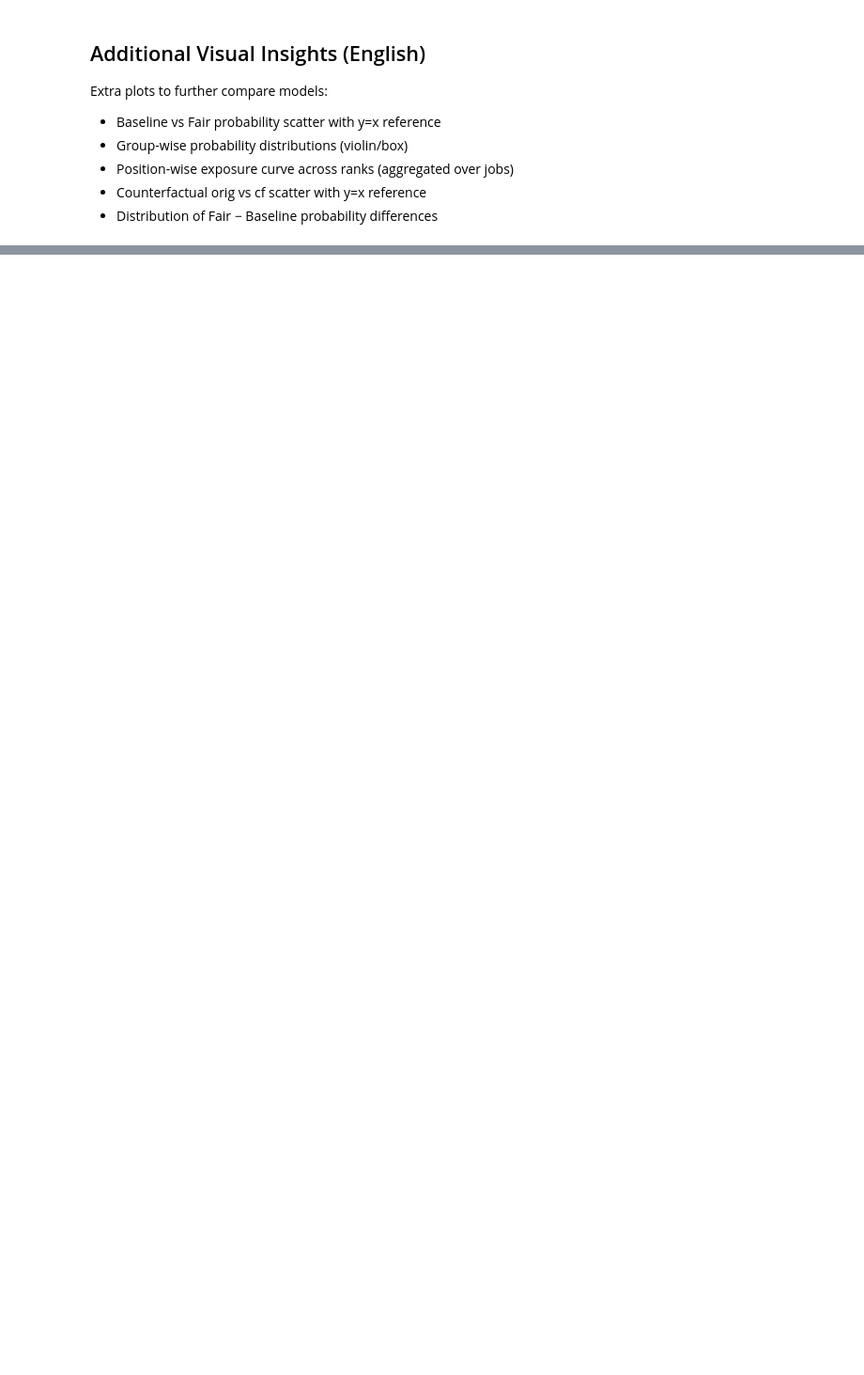
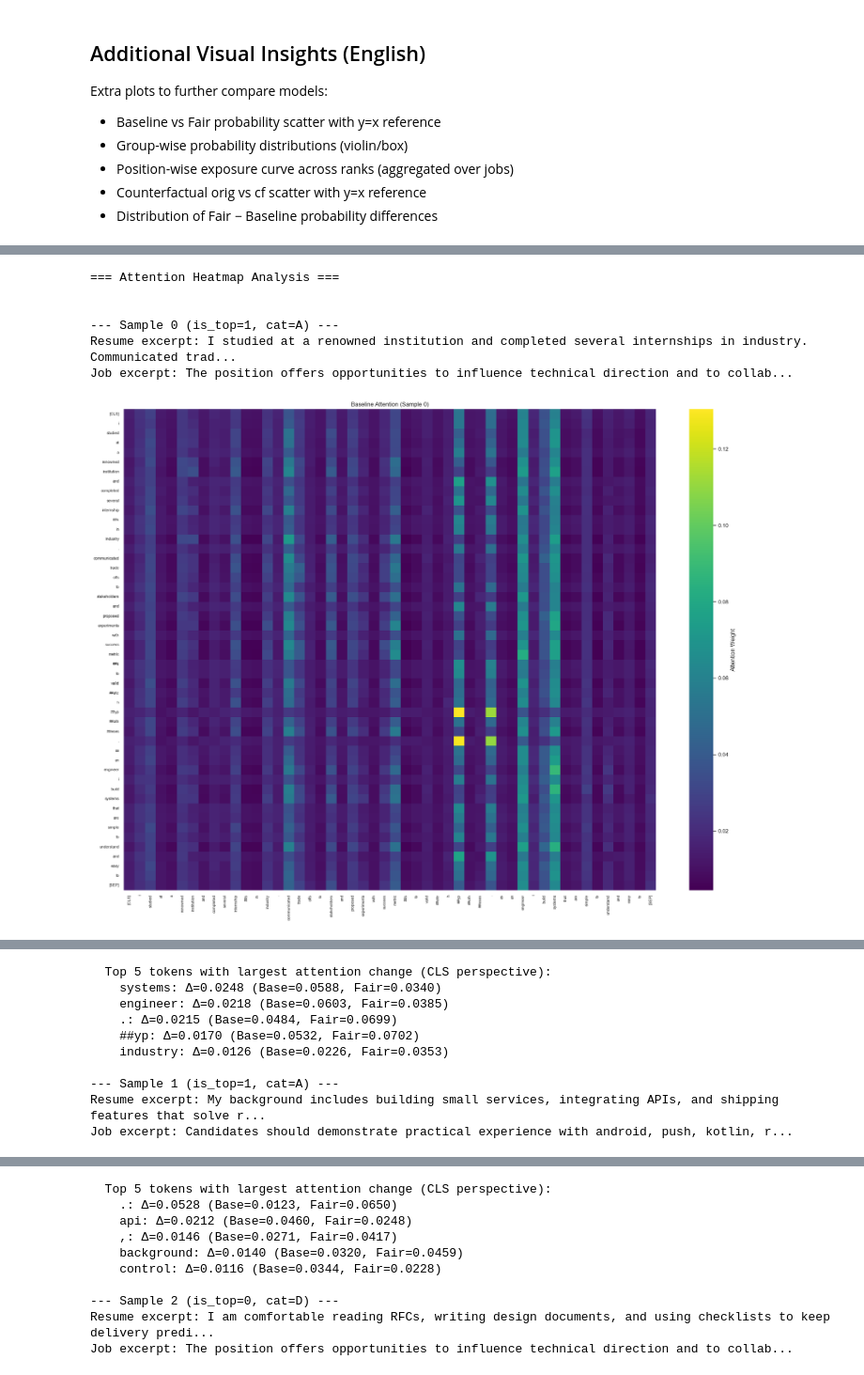
Before and after one commit to Edwarddev0723/bge-lora-fairness-finetuning, a Jupyter notebook: notebooks/05_scoring_and_counterfactual_eval.ipynb, the cells around one changed output, grey strips where cells are left out. Shown at 94% size. Drawn from its saved outputs; the diff is of its cells as text; code cells hidden in the pictures; blank space fills up the shorter version.

```diff
--- a/notebooks/05_scoring_and_counterfactual_eval.ipynb
+++ b/notebooks/05_scoring_and_counterfactual_eval.ipynb
@@ -829,0 +1137,50 @@ Additional visuals completed. Figures saved to: ../reports/fairness_metrics
+# %%
+# 14) Attention Heatmap Comparison: Baseline vs Fair
+print("\n=== Attention Heatmap Analysis ===\n")
+
+for idx, row in test_samples.iterrows():
+    resume = row['resume_text'][:500]  # Limit length for visualization
+    job = row['job_text'][:300]
+    group_info = f"is_top={row.get('is_top_school', 'N/A')}, cat={row.get('school_category', 'N/A')}"
+
+    print(f"\n--- Sample {idx} ({group_info}) ---")
+    print(f"Resume excerpt: {resume[:100]}...")
+    print(f"Job excerpt: {job[:80]}...")
+
+    # Baseline attention
+    fig_base, attn_base, tokens_base = visualize_attention(
+        baseline_model, resume,
+        title=f'Baseline Attention (Sample {idx})'
+    )
+    fig_base.savefig(XAI_DIR / f'attention_baseline_sample{idx}.png', dpi=150, bbox_inches='tight')
+    plt.show()
+
+    # Fair model attention
+    fig_fair, attn_fair, tokens_fair = visualize_attention(
+        fair_model, resume,
+        title=f'Fair Model Attention (Sample {idx})'
+    )
+    fig_fair.savefig(XAI_DIR / f'attention_fair_sample{idx}.png', dpi=150, bbox_inches='tight')
+    plt.show()
+
+    # Compute attention difference on CLS token (row 0)
+    if attn_base.shape == attn_fair.shape:
+        attn_diff = np.abs(attn_base[0, :] - attn_fair[0, :])
+        top_diff_idx = np.argsort(attn_diff)[-5:][::-1]
+        print(f"  Top 5 tokens with largest attention change (CLS perspective):")
+        for i in top_diff_idx:
+            if i < len(tokens_base):
+                print(f"    {tokens_base[i]}: Δ={attn_diff[i]:.4f} "
+                      f"(Base={attn_base[0,i]:.4f}, Fair={attn_fair[0,i]:.4f})")
+
+    plt.close('all')
+
+print(f"\nAttention heatmaps saved to: {XAI_DIR}")
+# %% [output]
+=== Attention Heatmap Analysis ===
+
+
+--- Sample 0 (is_top=1, cat=A) ---
+Resume excerpt: I studied at a renowned institution and completed several internships in industry. Communicated trad...
+Job excerpt: The position offers opportunities to influence technical direction and to collab...
+[figure, added]
@@ -829,0 +1188,10 @@ Additional visuals completed. Figures saved to: ../reports/fairness_metrics
+  Top 5 tokens with largest attention change (CLS perspective):
+    systems: Δ=0.0248 (Base=0.0588, Fair=0.0340)
+    engineer: Δ=0.0218 (Base=0.0603, Fair=0.0385)
+    .: Δ=0.0215 (Base=0.0484, Fair=0.0699)
+    ##yp: Δ=0.0170 (Base=0.0532, Fair=0.0702)
+    industry: Δ=0.0126 (Base=0.0226, Fair=0.0353)
+
+--- Sample 1 (is_top=1, cat=A) ---
+Resume excerpt: My background includes building small services, integrating APIs, and shipping features that solve r...
+Job excerpt: Candidates should demonstrate practical experience with android, push, kotlin, r...
@@ -829,0 +1200,10 @@ Additional visuals completed. Figures saved to: ../reports/fairness_metrics
+  Top 5 tokens with largest attention change (CLS perspective):
+    .: Δ=0.0528 (Base=0.0123, Fair=0.0650)
+    api: Δ=0.0212 (Base=0.0460, Fair=0.0248)
+    ,: Δ=0.0146 (Base=0.0271, Fair=0.0417)
+    background: Δ=0.0140 (Base=0.0320, Fair=0.0459)
+    control: Δ=0.0116 (Base=0.0344, Fair=0.0228)
+
+--- Sample 2 (is_top=0, cat=D) ---
+Resume excerpt: I am comfortable reading RFCs, writing design documents, and using checklists to keep delivery predi...
+Job excerpt: The position offers opportunities to influence technical direction and to collab...
```
Also changed, not shown: parts of 22 cells of this notebook, 47 other files.
